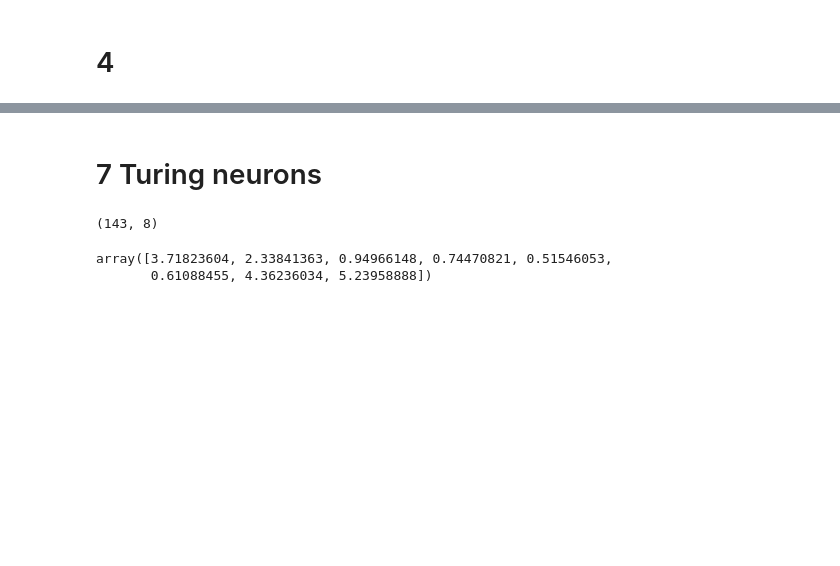
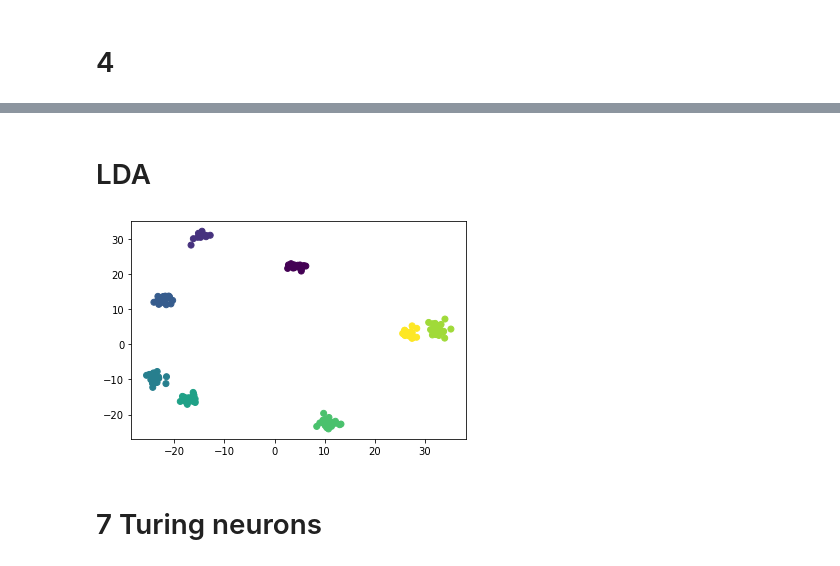
Before and after one commit to CONECT-INT/2022_CENTURI-SummerSchool, a Jupyter notebook: dev/dataset1_river.ipynb, the cells around one changed output, grey strips where cells are left out. Drawn from its saved outputs; the diff is of its cells as text; code cells hidden in the pictures; blank space fills up the shorter version.

```diff
--- a/dev/dataset1_river.ipynb
+++ b/dev/dataset1_river.ipynb
@@ -165,3 +249,14 @@ scatter = plt.scatter(data_pca_2[:,0], data_pca_2[:,1])
+# %% [markdown]
+# LDA
+# %%
+from sklearn.discriminant_analysis import LinearDiscriminantAnalysis
+lda = LinearDiscriminantAnalysis(n_components=2)
+lda.fit(firing_rate,direction)
+X_new = lda.transform(firing_rate)
+plt.scatter(X_new[:, 0], X_new[:, 1],marker='o',c=direction)
+plt.show()
+# %% [output]
+[figure, added]
 # %% [markdown]
 # 7 Turing neurons
 # %%
@@ -193,12 +283,3 @@ for j in range(143):
-# %%
-direction_mean.shape
-# %% [output]
-(143, 8)
-# %%
-direction_mean[1]
-# %% [output]
-array([3.71823604, 2.33841363, 0.94966148, 0.74470821, 0.51546053,
-       0.61088455, 4.36236034, 5.23958888])
 # %%
 out = fit_tc(direction_mean[0], 3.5)
 out
```
Also changed, not shown: parts of 29 cells of this notebook.
